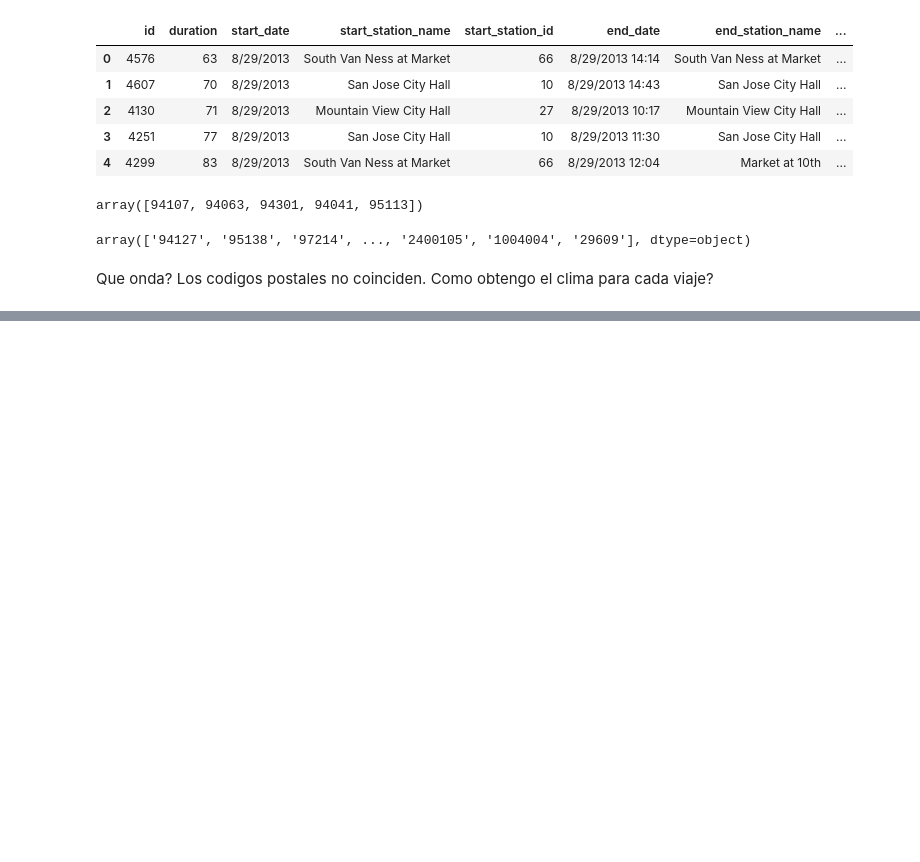
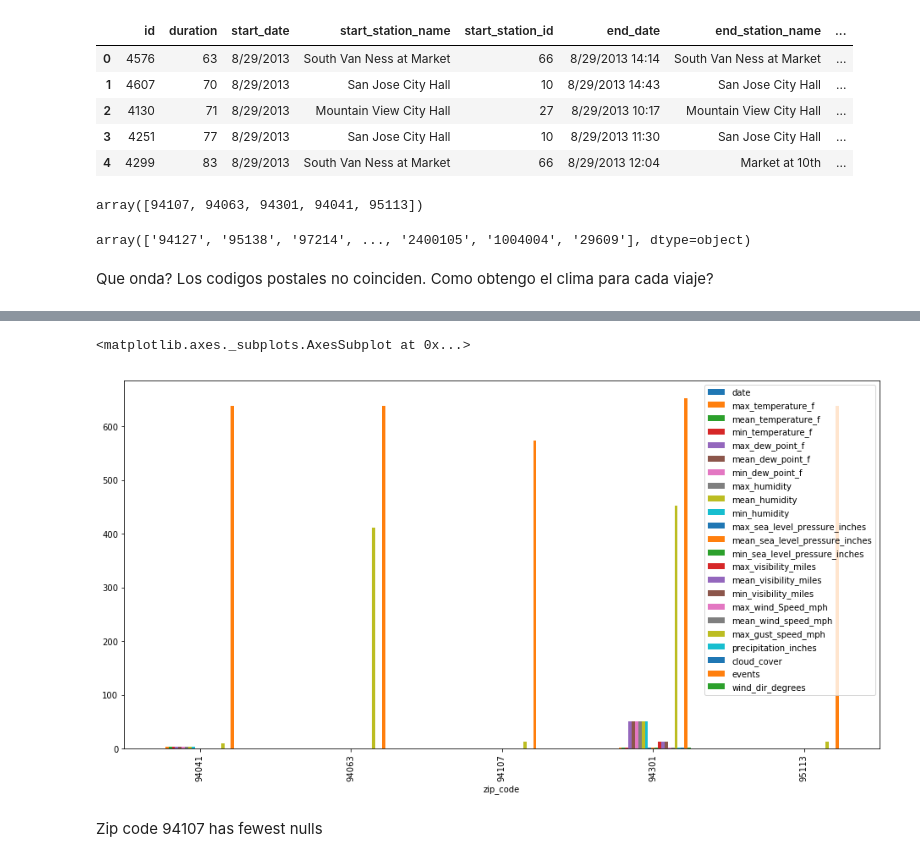
Before and after one commit to pabloernesto/sfBikes, a Jupyter notebook: temperatura_humedad_duracion.ipynb, the cells around one changed output, grey strips where cells are left out. Saved outputs shown, nothing was run; the diff lists cells and outputs as text; code cells hidden in the pictures; blank space fills up the shorter version.

Commit message:
new graph

```diff
--- a/temperatura_humedad_duracion.ipynb
+++ b/temperatura_humedad_duracion.ipynb
@@ -46,3 +46,8 @@ trip.zip_code.unique()
 array(['94127', '95138', '97214', ..., '2400105', '1004004', '29609'], dtype=object)
 # %% [markdown]
 Que onda? Los codigos postales no coinciden. Como obtengo el clima para cada viaje?
+# %%
+# COUNT NULLS
+tmp = weather.drop('zip_code', axis=1).apply(lambda x: x.isnull())
+tmp['zip_code'] = weather.zip_code
+tmp.groupby('zip_code').sum()
@@ -48,0 +63,7 @@ Que onda? Los codigos postales no coinciden. Como obtengo el clima para cada via
+# %%
+tmp.groupby('zip_code').sum().plot(kind='bar', figsize=(16,8))
+# %% [output]
+<matplotlib.axes._subplots.AxesSubplot at 0x...>
+[figure, added]
+# %% [markdown]
+Zip code 94107 has fewest nulls
```
Also changed, not shown: parts of 9 cells of this notebook, 1 other file.
